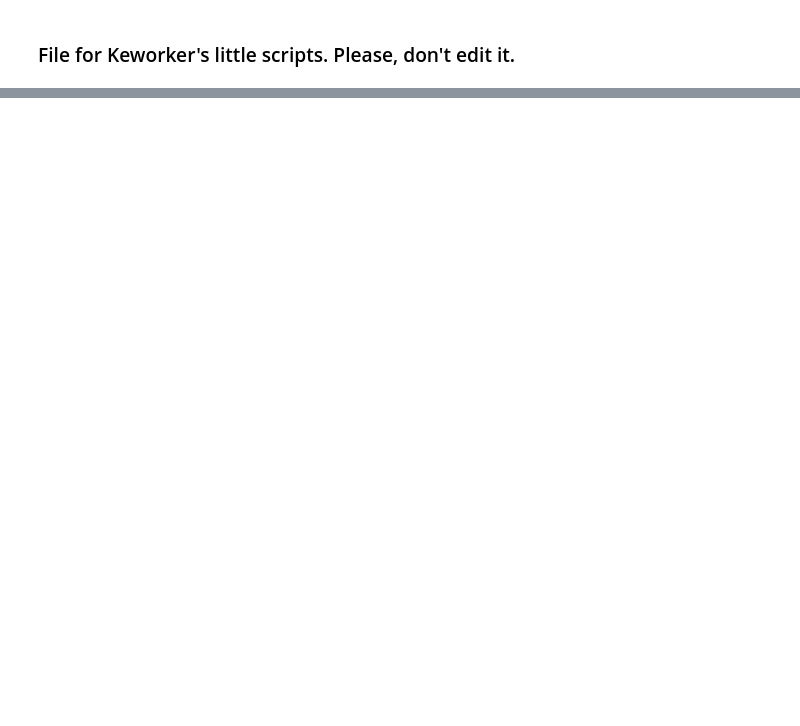
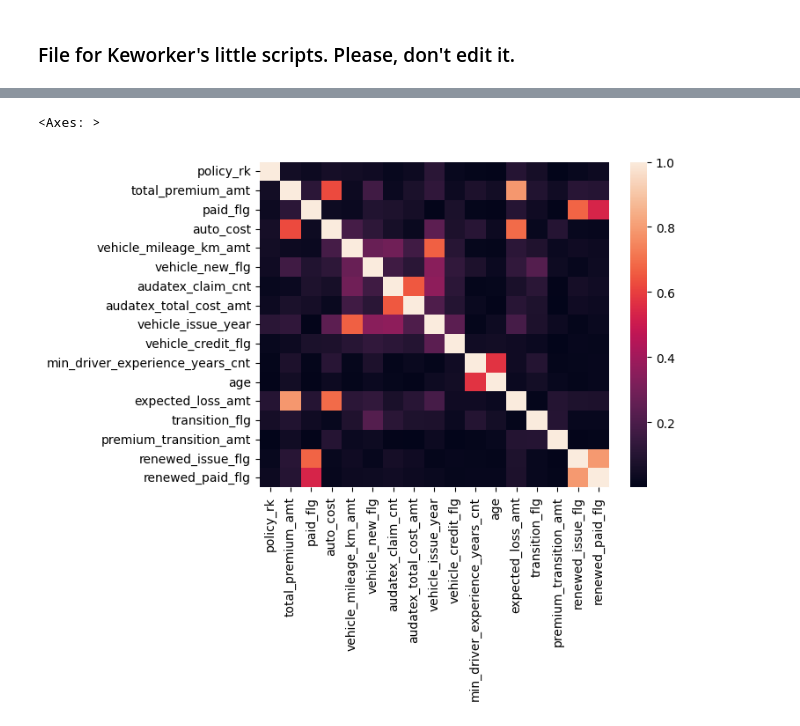
Before and after one commit to Keworker/Dano24, a Jupyter notebook: keworker.ipynb, the cells around one changed output, grey strips where cells are left out. Cells and saved outputs as stored; diff of their text form; code cells hidden in the pictures; blank space fills up the shorter version.

Commit message:
Add seaborn.

```diff
--- a/keworker.ipynb
+++ b/keworker.ipynb
@@ -35,0 +55,20 @@ dataset.to_csv("hackathon_data_actual.csv")"""
+# %%
+temp = pd.read_csv("hackathon_data_actual.csv")
+del temp["coverage"]
+del temp["Unnamed: 0"]
+del temp["Unnamed: 0.1"]
+del temp["repair_option"]
+del temp["region"]
+del temp["auto_make"]
+del temp["auto_model"]
+del temp["insurant_gender_cd"]
+del temp["unique"]
+del temp["issue_flg"]
+# temp.corr()
+import seaborn as sns
+# Rotate the tick labels and set their alignment.
+# plt.show(temp.corr().to_numpy())
+sns.heatmap(np.abs(temp.corr()), linecolor="green")
+# %% [output]
+<Axes: >
+[figure, added]
```
Also changed, not shown: parts of 7 cells of this notebook, 1 other file.
